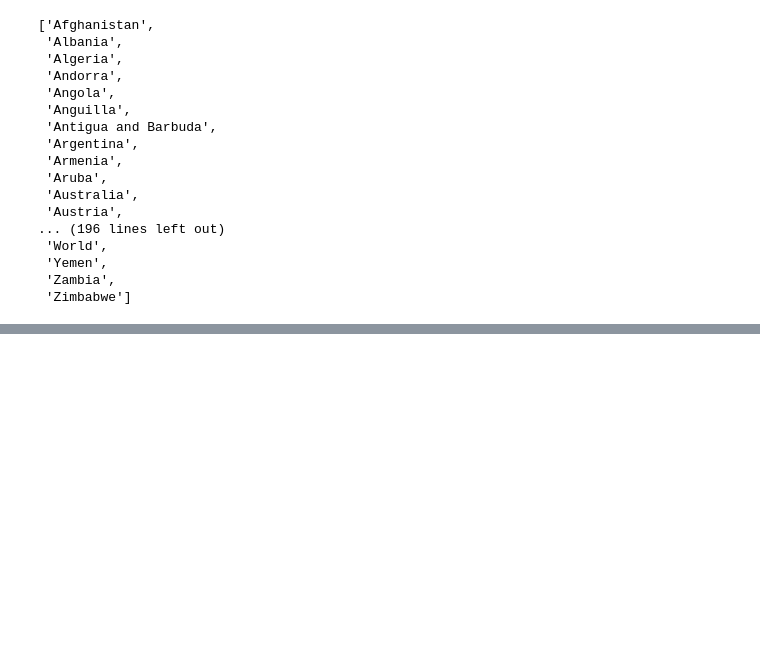
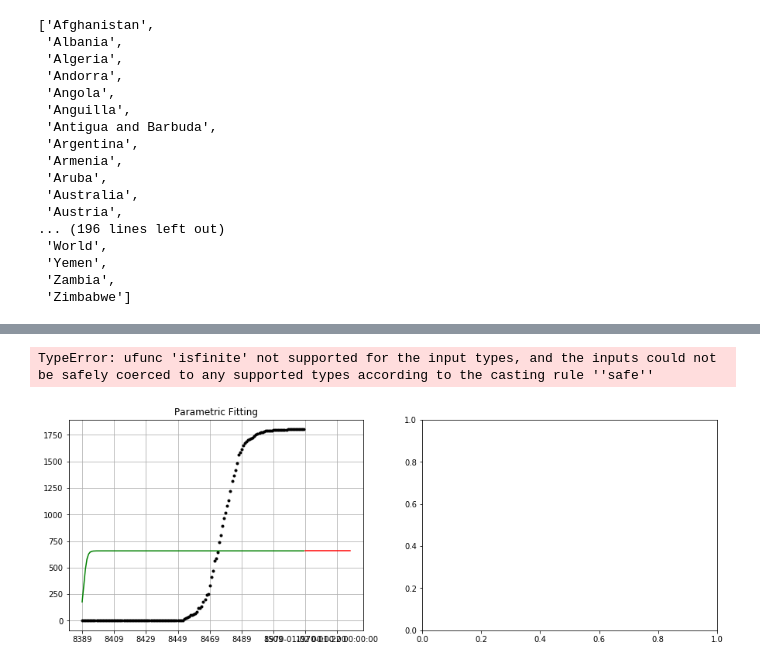
Before and after one commit to eduardavieira/epidemiologia, a Jupyter notebook: COVID19-Project/Stats.ipynb, the cells around one changed output, grey strips where cells are left out. Saved outputs shown, nothing was run; the diff lists cells and outputs as text; code cells hidden in the pictures; blank space fills up the shorter version.

```diff
--- a/COVID19-Project/Stats.ipynb
+++ b/COVID19-Project/Stats.ipynb
@@ -291,0 +484,39 @@ interactive(children=(Text(value='United States', description='country'), Output
+# %%
+'''
+Forecast unknown future.
+:parameter
+    :param ts: pandas series
+    :param f: function
+    :param model: list of optim params
+    :param pred_ahead: number of observations to forecast (ex. pred_ahead=30)
+    :param freq: None or str - 'B' business day, 'D' daily, 'W' weekly, 'M' monthly, 'A' annual, 'Q' quarterly
+    :param zoom: for plotting
+'''
+def forecast_curve(ts, f, model, pred_ahead=None, freq="D", zoom=30, figsize=(15,5)):
+    ## fit
+    X = np.arange(len(ts))
+    fitted = f(X, model[0], model[1], model[2])
+    dtf = ts.to_frame(name="ts")
+    dtf["model"] = fitted
+
+    ## index
+    start=0
+    index = pd.date_range(start=start,periods=pred_ahead,freq=freq)
+    index = index[1:]
+    ## forecast
+    Xnew = np.arange(len(ts)+1, len(ts)+1+len(index))
+    preds = f(Xnew, model[0], model[1], model[2])
+    dtf = dtf.append(pd.DataFrame(data=preds, index=index, columns=["forecast"]))
+
+    ## plot
+    utils_plot_parametric(dtf, zoom=zoom)
+    return dtf
+# %%
+df = pd.read_csv("https://covid.ourworldindata.org/data/owid-covid-data.csv", sep=",")
+# %%
+icelandDataframe = df.loc[df['location'] == 'Iceland']
+# %%
+preds = forecast_curve(icelandDataframe['total_cases'].astype(np.float), logistic_f, logistic_model, pred_ahead=30, freq="D", zoom=7)
+# %% [output]
+TypeError: ufunc 'isfinite' not supported for the input types, and the inputs could not be safely coerced to any supported types according to the casting rule ''safe''
+[figure, added]
```
Also changed, not shown: parts of 23 cells of this notebook, 1 other file.
